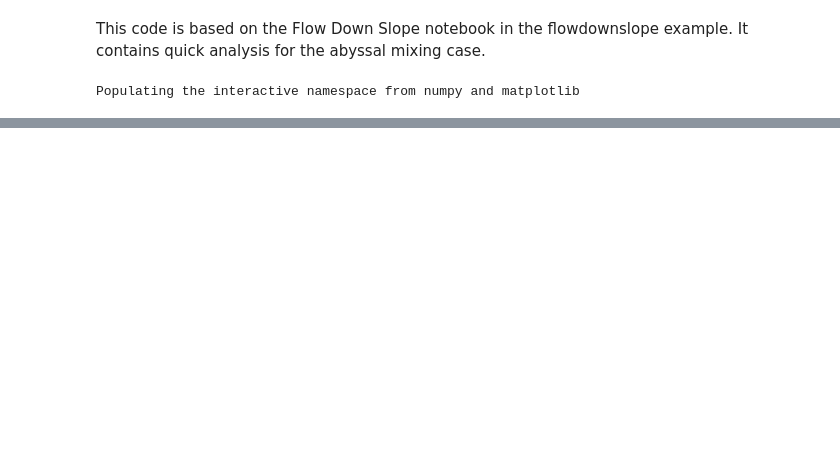
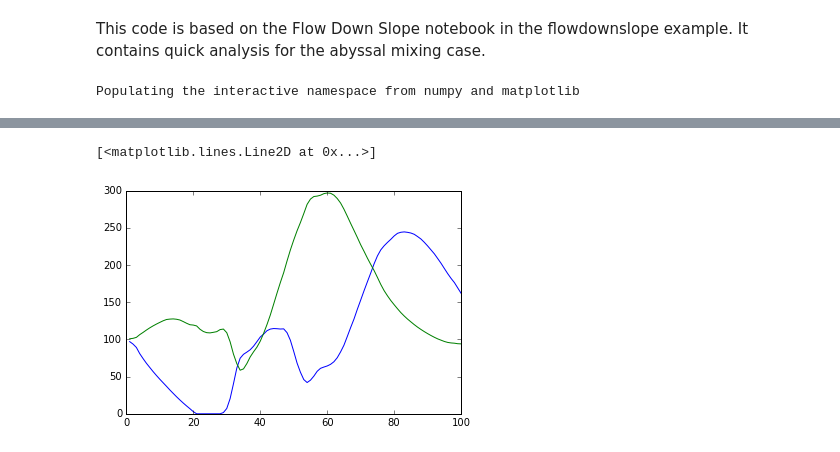
Before and after one commit to rmholmes/MOM6-examples, a Jupyter notebook: ocean_only/abmix2d/Abyssal Mixing Quick Analysis.ipynb, the cells around one changed output, grey strips where cells are left out. Drawn from its saved outputs; the diff is of its cells as text; code cells hidden in the pictures; blank space fills up the shorter version.

```diff
--- a/ocean_only/abmix2d/Abyssal Mixing Quick Analysis.ipynb
+++ b/ocean_only/abmix2d/Abyssal Mixing Quick Analysis.ipynb
@@ -75,0 +98,3 @@ len(timevar[:])
+# %%
+F = fname.variables['buoyancy_flux'][:,:,:,:]
+h = fname.variables['h'][:,:,:,0]
@@ -75,0 +105,5 @@ len(timevar[:])
+# %%
+plt.plot(time,h[:,11,3]); plt.plot(time,h[:,10,3])
+# %% [output]
+[<matplotlib.lines.Line2D at 0x...>]
+[figure, added]
```
Also changed, not shown: parts of 7 cells of this notebook, 4 other files.
